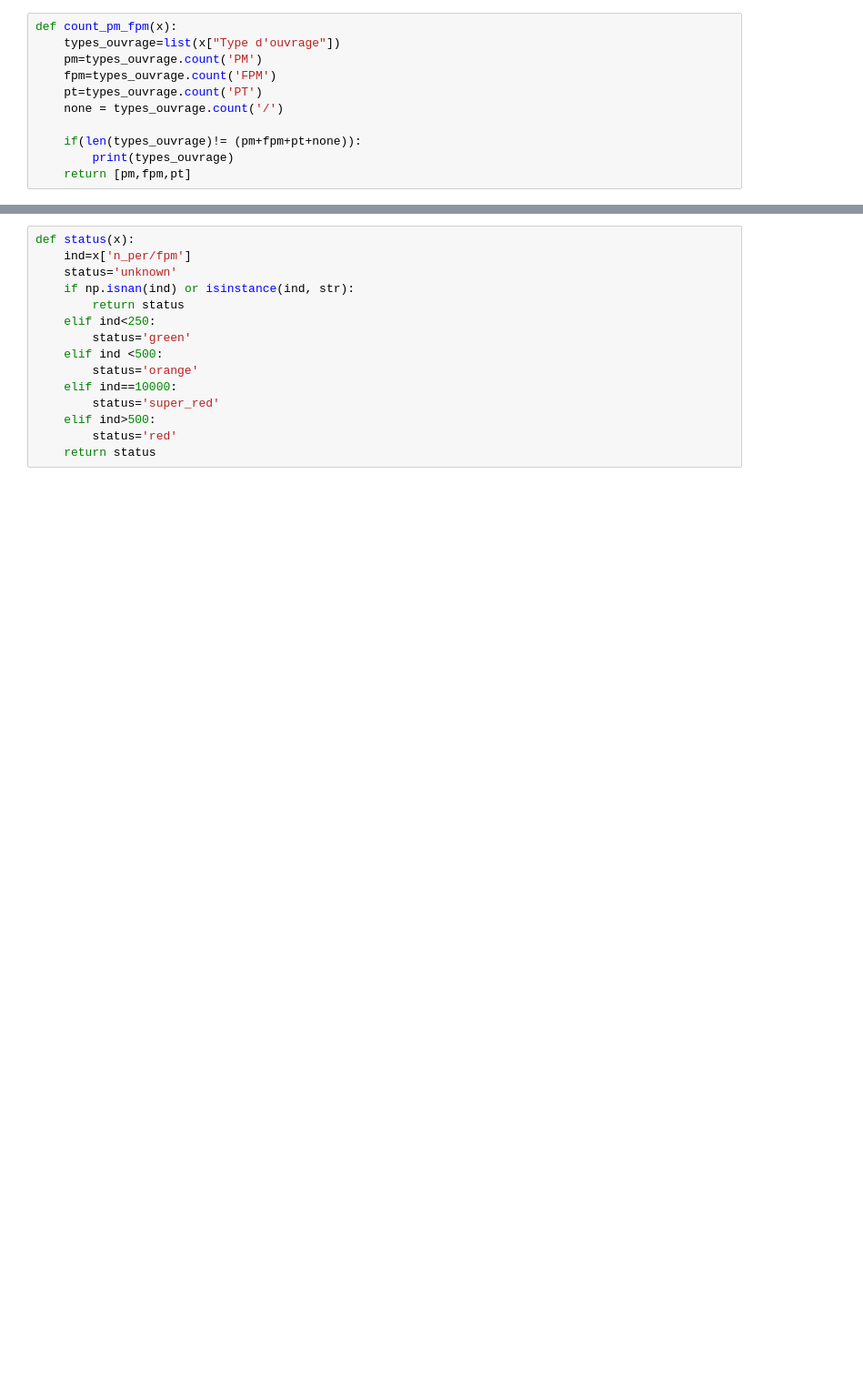
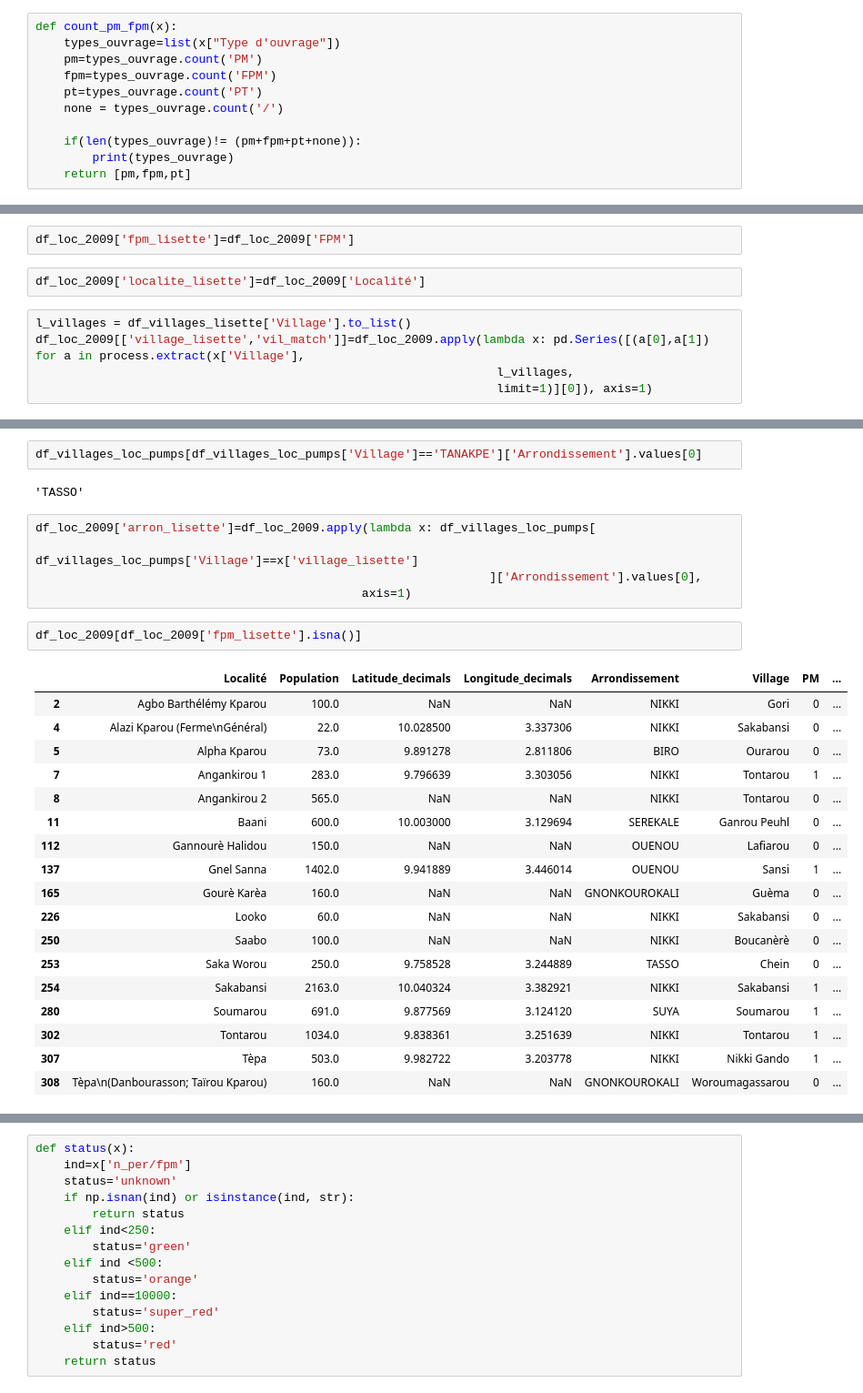
Before and after one commit to OANInternational/aguapp-ds, a Jupyter notebook: estructurar_bbdd_y_subir_a_firebase.ipynb, the cells around one changed output, grey strips where cells are left out. Shown at 91% size. Drawn from its saved outputs; the diff is of its cells as text; blank space fills up the shorter version.

```diff
--- a/estructurar_bbdd_y_subir_a_firebase.ipynb
+++ b/estructurar_bbdd_y_subir_a_firebase.ipynb
@@ -896,0 +742,9 @@ df_villages_2009=df_villages_2009.drop("Type d'ouvrage",axis=1)
+# %%
+df_loc_2009['fpm_lisette']=df_loc_2009['FPM']
+# %%
+df_loc_2009['localite_lisette']=df_loc_2009['Localité']
+# %%
+l_villages = df_villages_lisette['Village'].to_list()
+df_loc_2009[['village_lisette','vil_match']]=df_loc_2009.apply(lambda x: pd.Series([(a[0],a[1]) for a in process.extract(x['Village'],
+                                                                 l_villages,
+                                                                 limit=1)][0]), axis=1)
@@ -896,0 +796,30 @@ df_villages_2009=df_villages_2009.drop("Type d'ouvrage",axis=1)
+# %%
+df_villages_loc_pumps[df_villages_loc_pumps['Village']=='TANAKPE']['Arrondissement'].values[0]
+# %% [output]
+'TASSO'
+# %%
+df_loc_2009['arron_lisette']=df_loc_2009.apply(lambda x: df_villages_loc_pumps[
+                                                        df_villages_loc_pumps['Village']==x['village_lisette']
+                                                                ]['Arrondissement'].values[0],
+                                              axis=1)
+# %%
+df_loc_2009[df_loc_2009['fpm_lisette'].isna()]
+# %% [output]
+|  | Localité | Population | Latitude_decimals | Longitude_decimals | Arrondissement | Village | PM | ... |
+| 2 | Agbo Barthélémy Kparou | 100.0 | NaN | NaN | NIKKI | Gori | 0 | ... |
+| 4 | Alazi Kparou (Ferme\nGénéral) | 22.0 | 10.028500 | 3.337306 | NIKKI | Sakabansi | 0 | ... |
+| 5 | Alpha Kparou | 73.0 | 9.891278 | 2.811806 | BIRO | Ourarou | 0 | ... |
+| 7 | Angankirou 1 | 283.0 | 9.796639 | 3.303056 | NIKKI | Tontarou | 1 | ... |
+| 8 | Angankirou 2 | 565.0 | NaN | NaN | NIKKI | Tontarou | 0 | ... |
+| 11 | Baani | 600.0 | 10.003000 | 3.129694 | SEREKALE | Ganrou Peuhl | 0 | ... |
+| 112 | Gannourè Halidou | 150.0 | NaN | NaN | OUENOU | Lafiarou | 0 | ... |
+| 137 | Gnel Sanna | 1402.0 | 9.941889 | 3.446014 | OUENOU | Sansi | 1 | ... |
+| 165 | Gourè Karèa | 160.0 | NaN | NaN | GNONKOUROKALI | Guèma | 0 | ... |
+| 226 | Looko | 60.0 | NaN | NaN | NIKKI | Sakabansi | 0 | ... |
+| 250 | Saabo | 100.0 | NaN | NaN | NIKKI | Boucanèrè | 0 | ... |
+| 253 | Saka Worou | 250.0 | 9.758528 | 3.244889 | TASSO | Chein | 0 | ... |
+| 254 | Sakabansi | 2163.0 | 10.040324 | 3.382921 | NIKKI | Sakabansi | 1 | ... |
+| 280 | Soumarou | 691.0 | 9.877569 | 3.124120 | SUYA | Soumarou | 1 | ... |
+| 302 | Tontarou | 1034.0 | 9.838361 | 3.251639 | NIKKI | Tontarou | 1 | ... |
+| 307 | Tèpa | 503.0 | 9.982722 | 3.203778 | NIKKI | Nikki Gando | 1 | ... |
+| 308 | Tèpa\n(Danbourasson; Taïrou Kparou) | 160.0 | NaN | NaN | GNONKOUROKALI | Woroumagassarou | 0 | ... |
```
Also changed, not shown: parts of 129 cells of this notebook.
